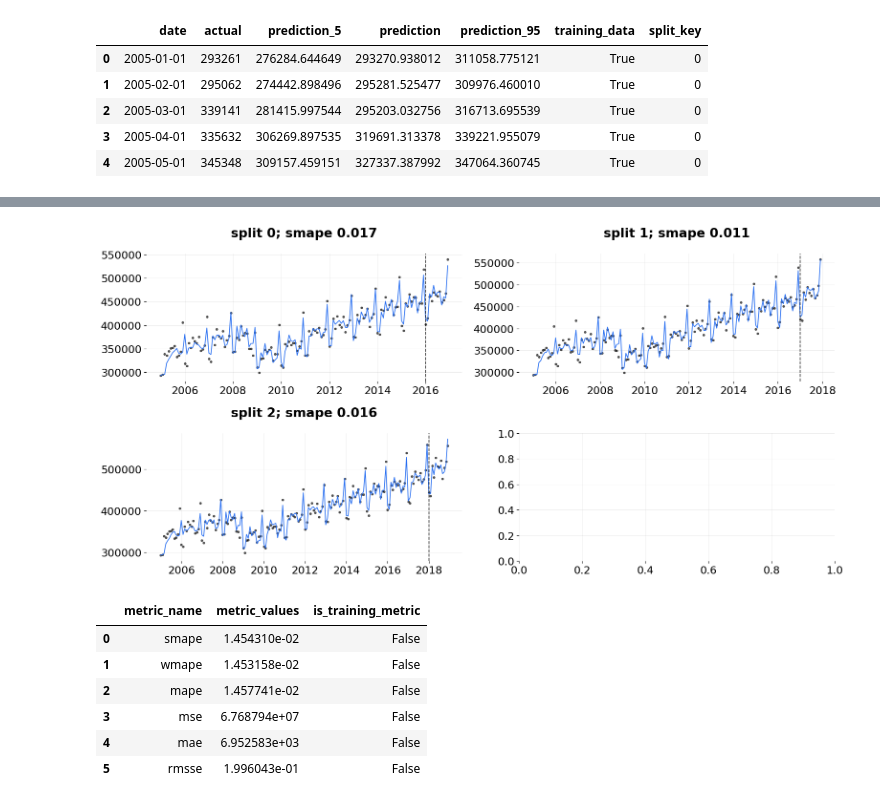
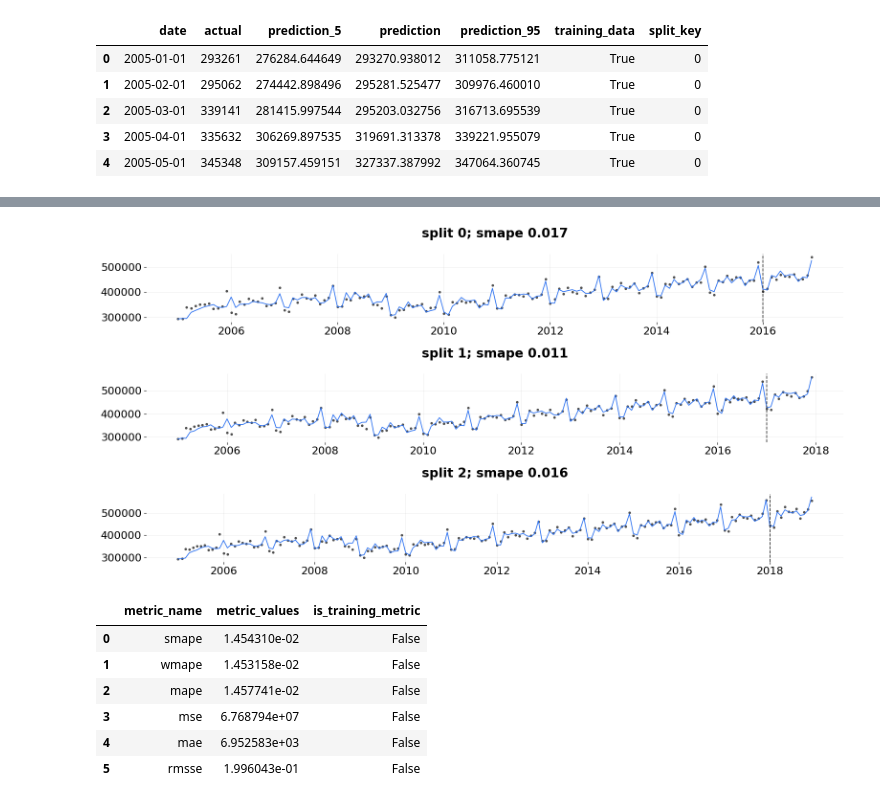
Before and after one commit to sungkim11/forecast-sales, a Jupyter notebook: forecast_sales_using_orbit_lgt.ipynb, the cells around one changed output, grey strips where cells are left out. Cells and saved outputs as stored; diff of their text form; code cells hidden in the pictures.

```diff
--- a/forecast_sales_using_orbit_lgt.ipynb
+++ b/forecast_sales_using_orbit_lgt.ipynb
@@ -338,5 +341,5 @@ predicted_df.head()
 | 3 | 2005-04-01 | 335632 | 306269.897535 | 319691.313378 | 339221.955079 | True | 0 |
 | 4 | 2005-05-01 | 345348 | 309157.459151 | 327337.387992 | 347064.360745 | True | 0 |
 # %%
-plot_bt_predictions(predicted_df, metrics=smape, ncol=2, include_vline=True);
+plot_bt_predictions(predicted_df, metrics=smape, ncol=1, include_vline=True);
 # %% [output]
@@ -343,4 +348,4 @@ plot_bt_predictions(predicted_df, metrics=smape, ncol=2, include_vline=True);
-[figure, old version]
+[figure, new version]
 # %%
 retail_sales_bt.score()
 # %% [output]
```
Also changed, not shown: parts of 9 cells of this notebook.
